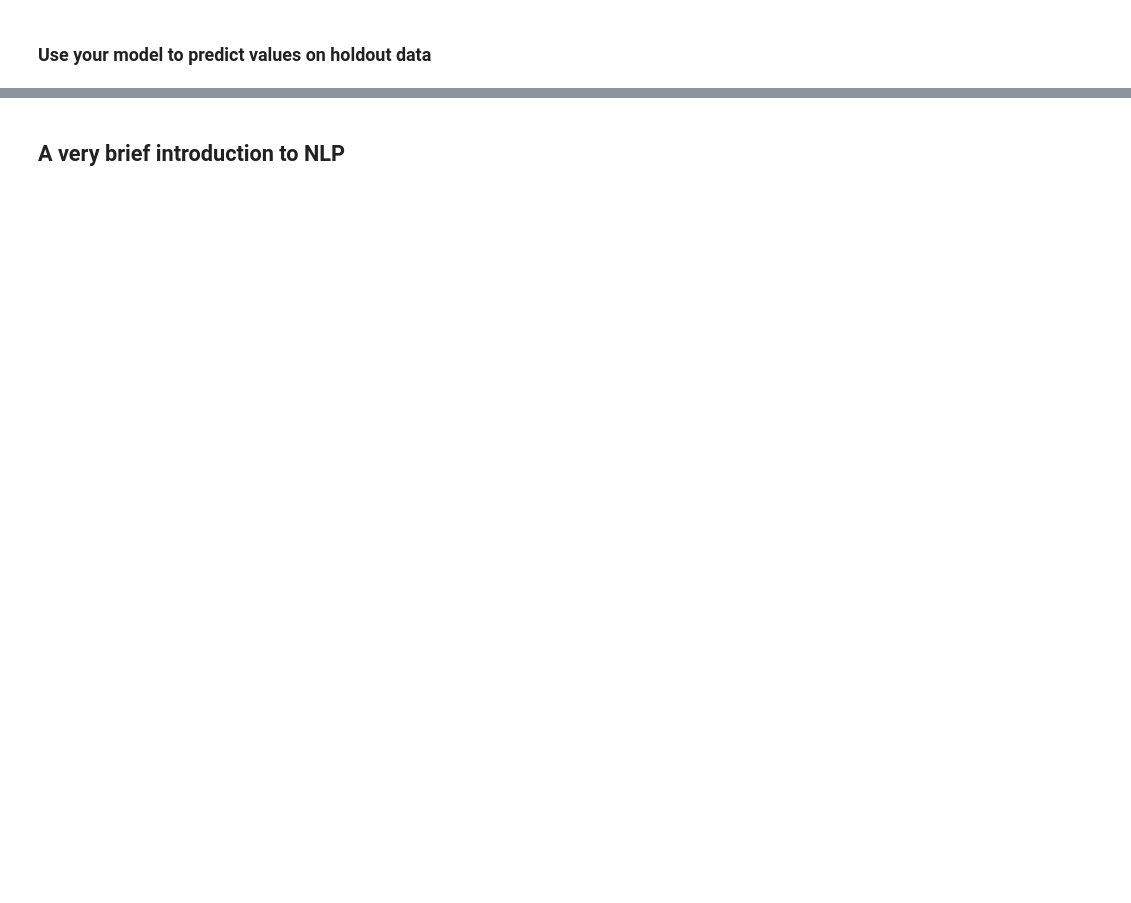
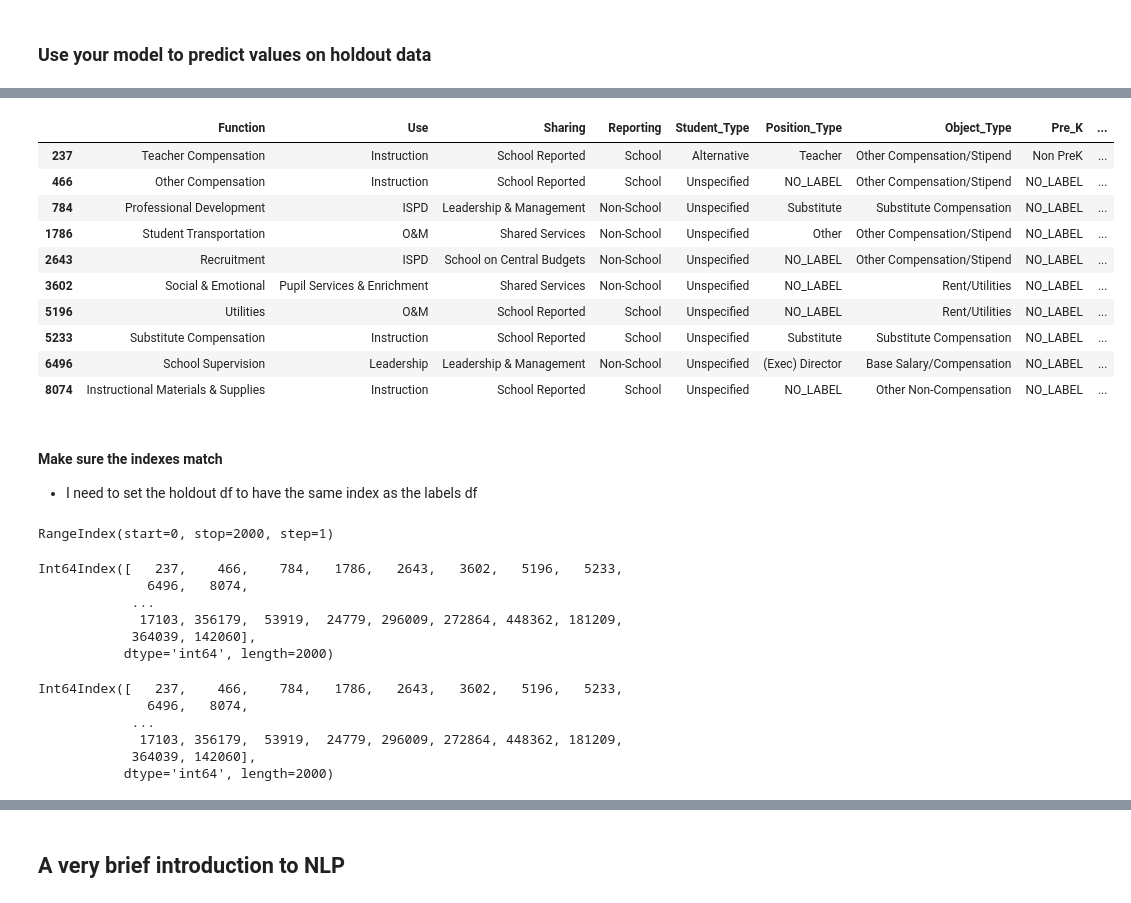
Before and after one commit to wsurles/datacamp_courses, a Jupyter notebook: python_courses/machine_learning_with_the_experts_school_budgets/machine_learning_with_the_experts_school_budgets.ipynb, the cells around one changed output, grey strips where cells are left out. Cells and saved outputs as stored; diff of their text form; code cells hidden in the pictures; blank space fills up the shorter version.

Commit message:
finished school budgets ML class

```diff
--- a/python_courses/machine_learning_with_the_experts_school_budgets/machine_learning_with_the_experts_school_budgets.ipynb
+++ b/python_courses/machine_learning_with_the_experts_school_budgets/machine_learning_with_the_experts_school_budgets.ipynb
@@ -76,0 +612,42 @@
+# %%
+file = 'https://s3.amazonaws.com/assets.datacamp.com/production/course_2826/datasets/TestSetLabelsSample.csv'
+holdout_labels = pd.read_csv(file, index_col = 0)
+holdout_labels.head(10)
+# %% [output]
+|  | Function | Use | Sharing | Reporting | Student_Type | Position_Type | Object_Type | Pre_K | ... |
+| 237 | Teacher Compensation | Instruction | School Reported | School | Alternative | Teacher | Other Compensation/Stipend | Non PreK | ... |
+| 466 | Other Compensation | Instruction | School Reported | School | Unspecified | NO_LABEL | Other Compensation/Stipend | NO_LABEL | ... |
+| 784 | Professional Development | ISPD | Leadership & Management | Non-School | Unspecified | Substitute | Substitute Compensation | NO_LABEL | ... |
+| 1786 | Student Transportation | O&M | Shared Services | Non-School | Unspecified | Other | Other Compensation/Stipend | NO_LABEL | ... |
+| 2643 | Recruitment | ISPD | School on Central Budgets | Non-School | Unspecified | NO_LABEL | Other Compensation/Stipend | NO_LABEL | ... |
+| 3602 | Social & Emotional | Pupil Services & Enrichment | Shared Services | Non-School | Unspecified | NO_LABEL | Rent/Utilities | NO_LABEL | ... |
+| 5196 | Utilities | O&M | School Reported | School | Unspecified | NO_LABEL | Rent/Utilities | NO_LABEL | ... |
+| 5233 | Substitute Compensation | Instruction | School Reported | School | Unspecified | Substitute | Substitute Compensation | NO_LABEL | ... |
+| 6496 | School Supervision | Leadership | Leadership & Management | Non-School | Unspecified | (Exec) Director | Base Salary/Compensation | NO_LABEL | ... |
+| 8074 | Instructional Materials & Supplies | Instruction | School Reported | School | Unspecified | NO_LABEL | Other Non-Compensation | NO_LABEL | ... |
+# %% [markdown]
+#### Make sure the indexes match
+- I need to set the holdout df to have the same index as the labels df
+# %%
+holdout.index
+# %% [output]
+RangeIndex(start=0, stop=2000, step=1)
+# %%
+holdout_labels.index
+# %% [output]
+Int64Index([   237,    466,    784,   1786,   2643,   3602,   5196,   5233,
+              6496,   8074,
+            ...
+             17103, 356179,  53919,  24779, 296009, 272864, 448362, 181209,
+            364039, 142060],
+           dtype='int64', length=2000)
+# %%
+holdout = holdout.set_index(holdout_labels.index)
+holdout.index
+# %% [output]
+Int64Index([   237,    466,    784,   1786,   2643,   3602,   5196,   5233,
+              6496,   8074,
+            ...
+             17103, 356179,  53919,  24779, 296009, 272864, 448362, 181209,
+            364039, 142060],
+           dtype='int64', length=2000)
```
Also changed, not shown: parts of 146 cells of this notebook, 45 other files.
